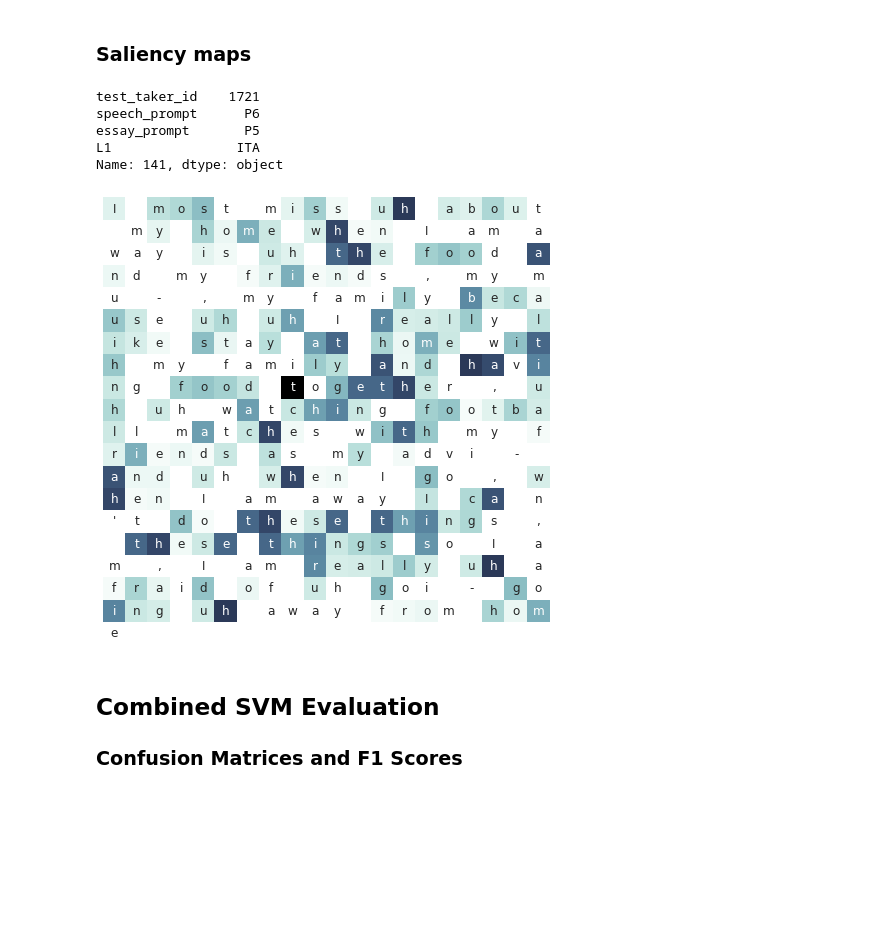
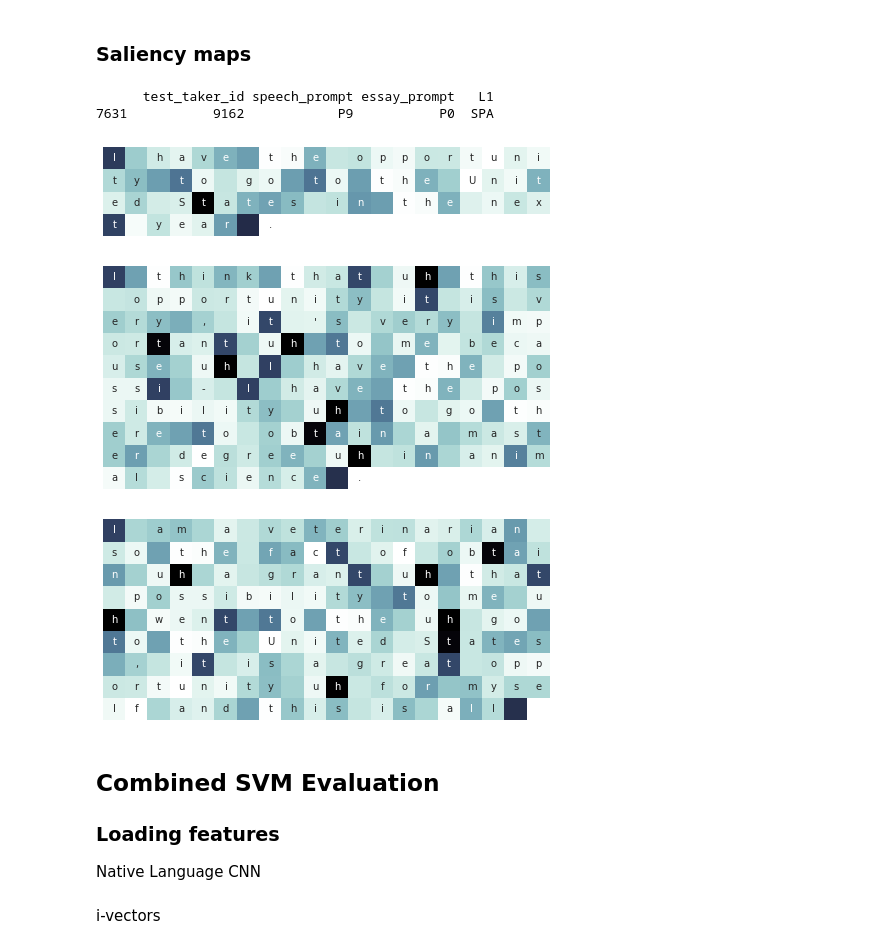
Before and after one commit to loongchh/native-language-cnn, a Jupyter notebook: Evaluate.ipynb, the cells around one changed output. Cells and saved outputs as stored; diff of their text form; code cells hidden in the pictures; blank space fills up the shorter version.

```diff
--- a/Evaluate.ipynb
+++ b/Evaluate.ipynb
@@ -70,3 +79,10 @@ nlcnn_model = restore_model(model_state_file, max_len, embed_dim, channel)
+# %%
+# Restore model from saved model state
+nlcnn_model0 = restore_model(model_state_file0, max_len, embed_dim, channel)
+nlcnn_model1 = restore_model(model_state_file1, max_len, embed_dim, channel)
+nlcnn_model2 = restore_model(model_state_file2, max_len, embed_dim, channel)
+nlcnn_model3 = restore_model(model_state_file3, max_len, embed_dim, channel)
+nlcnn_model4 = restore_model(model_state_file4, max_len, embed_dim, channel)
 # %% [markdown]
 ## Model evaluation
 
@@ -124,29 +169,30 @@ plot_embeddings(embeddings[indices], bigrams)
 # %% [markdown]
 ### Saliency maps
 # %%
-file_dir = "data/speech_transcriptions/dev/tokenized"
-file_list = sorted(listdir(file_dir))
-
-df_label = pd.read_csv(dev_label_file)
-test_taker_id = df_label['test_taker_id'].tolist()
+file_dir = "data/speech_transcriptions/train/tokenized"
+df_label = pd.read_csv(train_label_file)
 # %%
-def get_embed_grad(model, X, y):
+def get_embed_grad(model, X, y, cuda=True):
     model.eval()
+    if cuda:
+        X = X.cuda()
+        model.cuda()
     X_var = Variable(X).unsqueeze(0)
     scores = model(X_var)
     loss = scores[0, y]
     loss.backward()
     embed_grad = model.embed.weight.grad.sum(dim=1).abs().squeeze().data
-    return embed_grad.numpy()
+    return embed_grad.cpu().numpy()
 
-def plot_saliency_map(model, X, y, test_id=None, width=20):
+def plot_saliency_map(model, X, y, df_label, test_id=None, width=20):
     if not test_id:
         test_id = np.random.choice(test_taker_id)
-    idx = test_taker_id.index(test_id)
-    print(df_label.iloc[idx])
+    file_name = "{:05d}.txt".format(test_id)
+    idx = df_label[df_label['test_taker_id'] == test_id].index.tolist()[0]
+    print(df_label[df_label['test_taker_id'] == test_id])
 
     embed_grad = get_embed_grad(model, torch.LongTensor(X[idx]), y[idx])
-    lines = open(join(file_dir, file_list[idx])).readlines()
+    lines = open(join(file_dir, file_name)).readlines()
 
     for (l, ln) in enumerate(lines):
         ln_low = ln.lower()
@@ -154,14 +200,14 @@ def plot_saliency_map(model, X, y, test_id=None, width=20):
         annot = []
 
         for i in range(len(ln) - 1):
-            if ln[i] is ' ':
-                annot.append(ln[i])
-                grad.append(0)
-                continue
+#             if ln[i] is ' ':
+#                 annot.append(ln[i])
+#                 grad.append(0)
+#                 continue
 
             bigram = (ln_low[i], ln_low[i + 1])
-            if ln_low[i + 1] == ' ':
-                bigram = (ln_low[i], ln_low[i + 2])
+#             if ln_low[i + 1] == ' ':
+#                 bigram = (ln_low[i], ln_low[i + 2])
 
             if bigram not in feature_rev_dict:
                 annot.append(ln[i])
@@ -182,15 +228,16 @@ def plot_saliency_map(model, X, y, test_id=None, width=20):
                     xticklabels=[''] * grad.shape[0], yticklabels=[''] * grad.shape[1])
         plt.show()
 # %%
-plot_saliency_map(nlcnn_model, dev_mat, dev_label, width=20)
+plot_saliency_map(nlcnn_model0, train_mat, train_label, df_label, width=20)
 # %% [output]
-test_taker_id    1721
-speech_prompt      P6
-essay_prompt       P5
-L1                ITA
-Name: 141, dtype: object
+      test_taker_id speech_prompt essay_prompt   L1
+7631           9162            P9           P0  SPA
-[figure, old version]
+[figure, new version]
+[figure, added]
+[figure, added]
-# %% [markdown]
-## Combined SVM Evaluation
-
-### Confusion Matrices and F1 Scores
+# %% [markdown]
+## Combined SVM Evaluation
+
+### Loading features
+
+Native Language CNN
@@ -197,3 +279,5 @@ Name: 141, dtype: object
+# %% [markdown]
+i-vectors
 # %%
 train_ivectors_path = 'data/features/ivectors/train/ivectors.json'
 dev_ivectors_path = 'data/features/ivectors/dev/ivectors.json'
```
Also changed, not shown: parts of 28 cells of this notebook.
